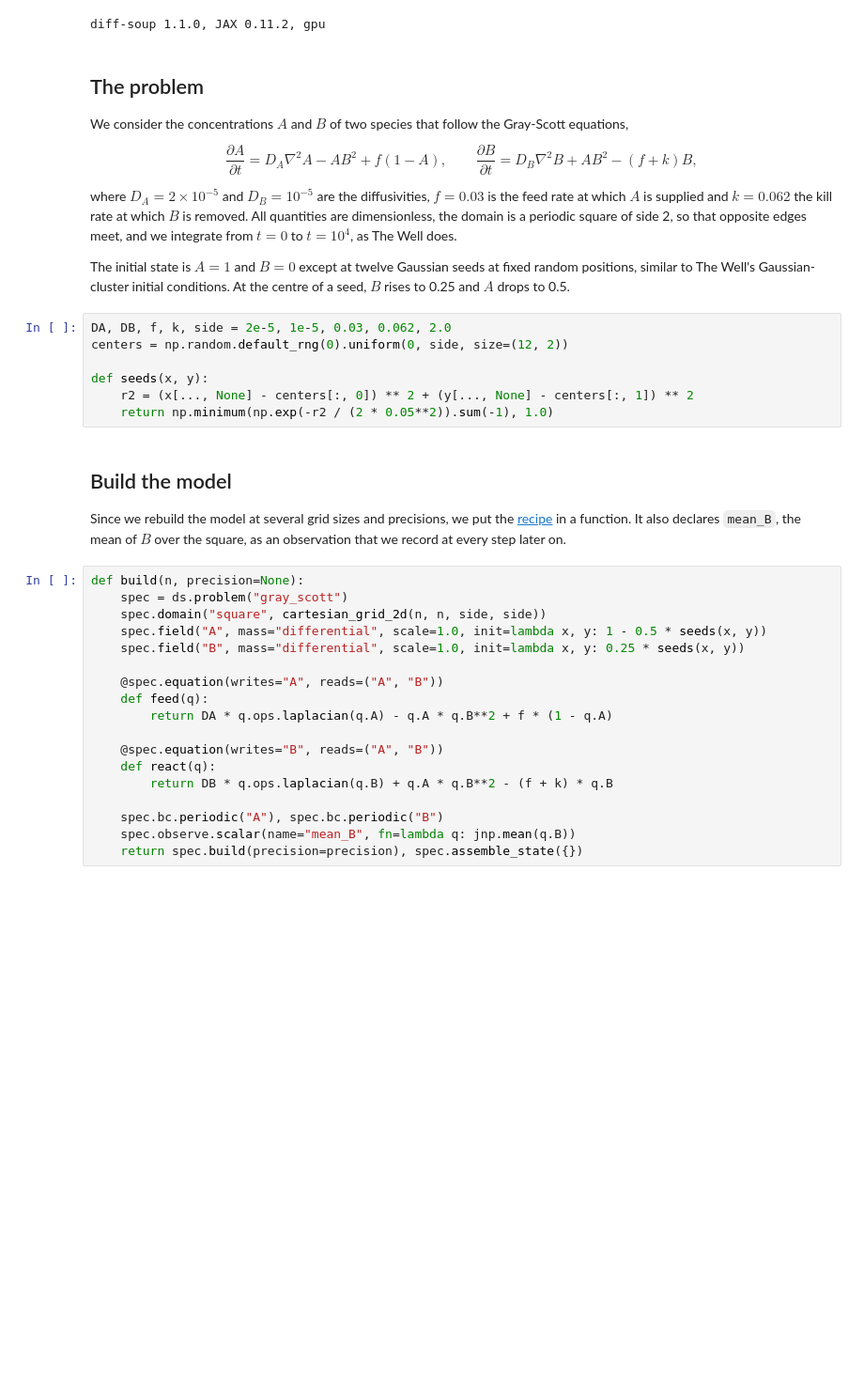
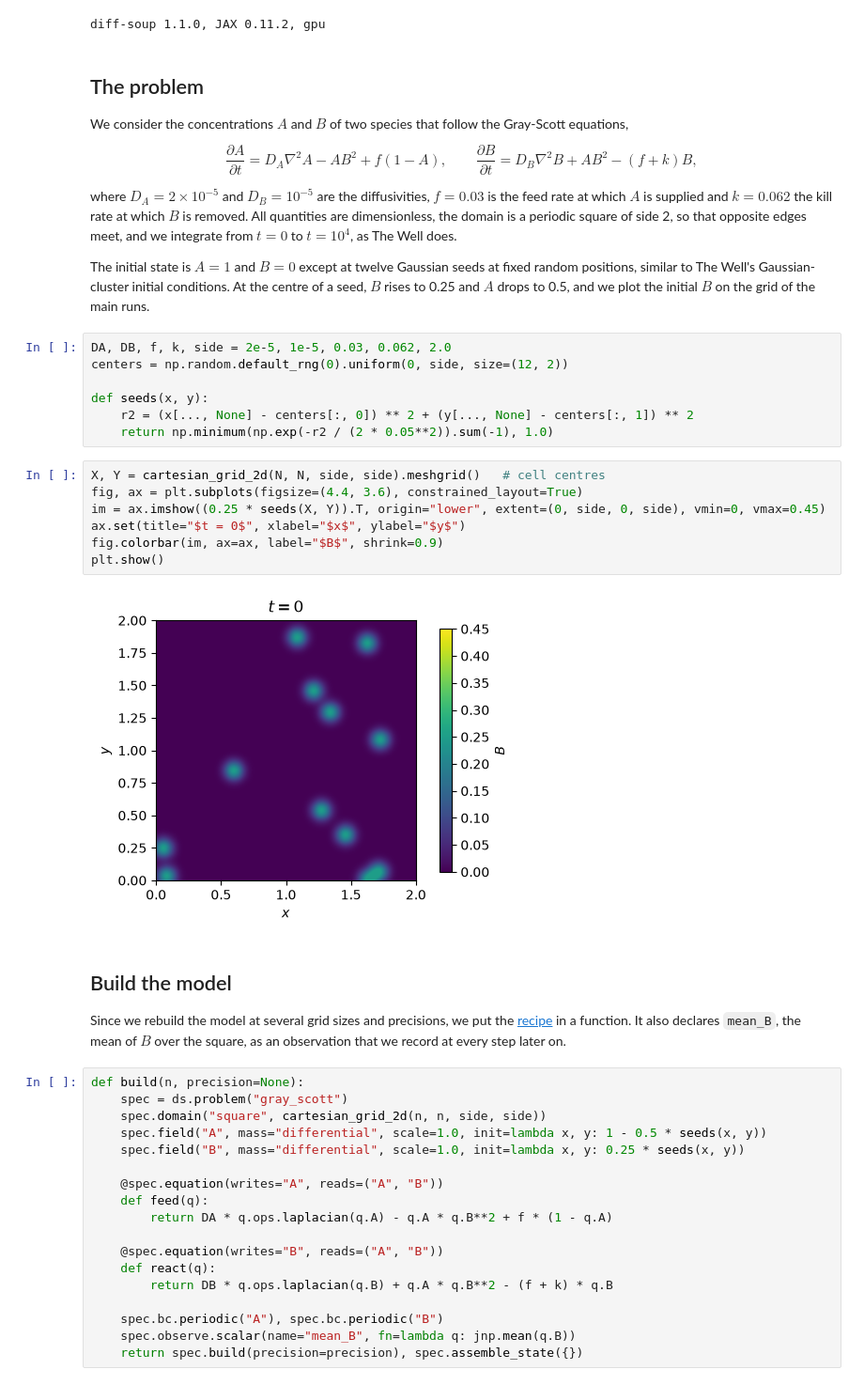
Before and after one commit to stmorgenstern/diff-soup, a Jupyter notebook: docs/tutorials/stiff_reaction_diffusion.ipynb, the cells around one changed output. Shown at 94% size. Saved outputs shown, nothing was run; the diff lists cells and outputs as text; blank space fills up the shorter version.

```diff
--- a/docs/tutorials/stiff_reaction_diffusion.ipynb
+++ b/docs/tutorials/stiff_reaction_diffusion.ipynb
@@ -37,7 +37,7 @@ $$
 
 where $D_A = 2 \times 10^{-5}$ and $D_B = 10^{-5}$ are the diffusivities, $f = 0.03$ is the feed rate at which $A$ is supplied and $k = 0.062$ the kill rate at which $B$ is removed. All quantities are dimensionless, the domain is a periodic square of side 2, so that opposite edges meet, and we integrate from $t = 0$ to $t = 10^4$, as The Well does.
 
-The initial state is $A = 1$ and $B = 0$ except at twelve Gaussian seeds at fixed random positions, similar to The Well's Gaussian-cluster initial conditions. At the centre of a seed, $B$ rises to 0.25 and $A$ drops to 0.5.
+The initial state is $A = 1$ and $B = 0$ except at twelve Gaussian seeds at fixed random positions, similar to The Well's Gaussian-cluster initial conditions. At the centre of a seed, $B$ rises to 0.25 and $A$ drops to 0.5, and we plot the initial $B$ on the grid of the main runs.
 # %%
 DA, DB, f, k, side = 2e-5, 1e-5, 0.03, 0.062, 2.0
 centers = np.random.default_rng(0).uniform(0, side, size=(12, 2))
@@ -45,10 +45,19 @@ centers = np.random.default_rng(0).uniform(0, side, size=(12, 2))
 def seeds(x, y):
     r2 = (x[..., None] - centers[:, 0]) ** 2 + (y[..., None] - centers[:, 1]) ** 2
     return np.minimum(np.exp(-r2 / (2 * 0.05**2)).sum(-1), 1.0)
+# %%
+X, Y = cartesian_grid_2d(N, N, side, side).meshgrid()   # cell centres
+fig, ax = plt.subplots(figsize=(4.4, 3.6), constrained_layout=True)
+im = ax.imshow((0.25 * seeds(X, Y)).T, origin="lower", extent=(0, side, 0, side), vmin=0, vmax=0.45)
+ax.set(title="$t = 0$", xlabel="$x$", ylabel="$y$")
+fig.colorbar(im, ax=ax, label="$B$", shrink=0.9)
+plt.show()
+# %% [output]
+[figure, added]
 # %% [markdown]
 ## Build the model
 
-Since we rebuild the model at several grid sizes and precisions, we put the [recipe](first_simulation.ipynb) in a function. It also declares `mean_B`, the mean of $B$ over the square, as an observation that we record at every step later on.
+Since we rebuild the model at several grid sizes and precisions, we put the [recipe](basic_pde.ipynb) in a function. It also declares `mean_B`, the mean of $B$ over the square, as an observation that we record at every step later on.
 # %%
 def build(n, precision=None):
     spec = ds.problem("gray_scott")
```
Also changed, not shown: parts of 12 cells of this notebook, 3 other files.
